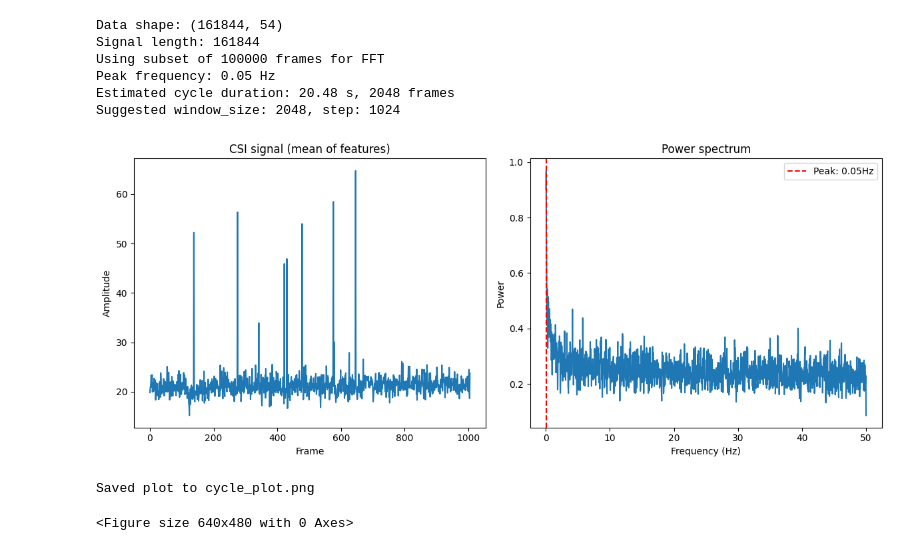
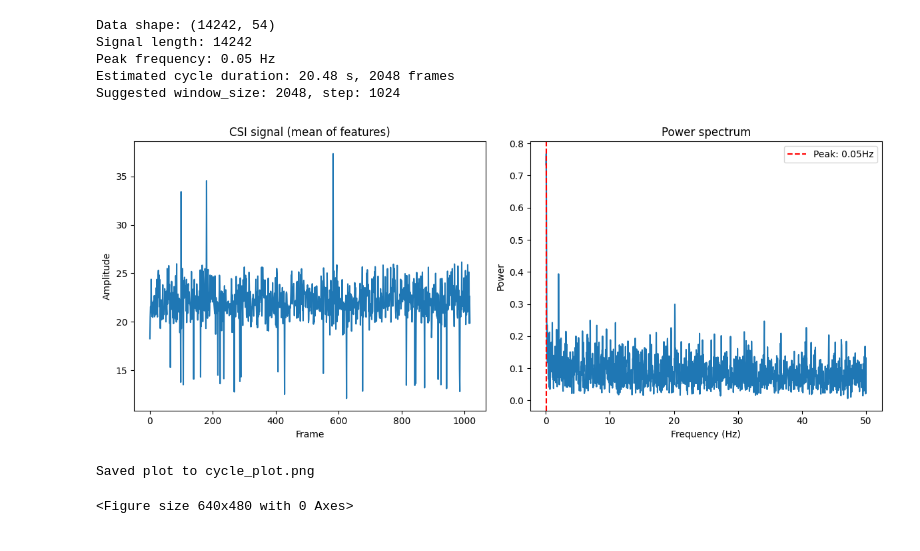
Before and after one commit to GBhihi/PBL5-train-model, a Jupyter notebook: cycle.ipynb, the cells around one changed output. Cells and saved outputs as stored; diff of their text form; code cells hidden in the pictures.

```diff
--- a/cycle.ipynb
+++ b/cycle.ipynb
@@ -7,7 +7,7 @@ from src.preprocess import load_csi_csv
 import traceback
 
 # --- 1. Tham số ---
-csv_path = "data/raw/walk.csv"  # file CSI
+csv_path = "data/test/test_sit.csv"  # file CSI
 sample_rate = 100  # Hz
 
 # --- 2. Load dữ liệu ---
@@ -47,37 +47,35 @@ cycle_sec = 1.0 / peak_freq
 cycle_frames = int(cycle_sec * sample_rate)
 print(f"Estimated cycle duration: {cycle_sec:.2f} s, {cycle_frames} frames")
 
 # --- 8. Window / step đề xuất ---
 window_size = cycle_frames
 step = max(1, window_size // 2)
 print(f"Suggested window_size: {window_size}, step: {step}")
 
 # --- 9. Vẽ nhanh ---
 plt.figure(figsize=(12,5))
 plt.subplot(1,2,1)
 plt.plot(signal[::max(1, signal_len // 1000)])  # vẽ ~1000 điểm để nhanh
 plt.title("CSI signal (mean of features)")
 plt.xlabel("Frame")
 plt.ylabel("Amplitude")
 
 plt.subplot(1,2,2)
 plt.plot(frequencies, power)
 plt.title("Power spectrum")
 plt.xlabel("Frequency (Hz)")
 plt.ylabel("Power")
 plt.axvline(peak_freq, color='r', linestyle='--', label=f'Peak: {peak_freq:.2f}Hz')
 plt.legend()
 plt.tight_layout()
 plt.show()
-plt.savefig("cycle_plot.png", dpi=150)
 print("Saved plot to cycle_plot.png")
 # %% [output]
-Data shape: (161844, 54)
-Signal length: 161844
-Using subset of 100000 frames for FFT
+Data shape: (14242, 54)
+Signal length: 14242
 Peak frequency: 0.05 Hz
 Estimated cycle duration: 20.48 s, 2048 frames
 Suggested window_size: 2048, step: 1024
-[figure, old version]
+[figure, new version]
 Saved plot to cycle_plot.png
 <Figure size 640x480 with 0 Axes>
```
Also changed, not shown: 3 other files.
